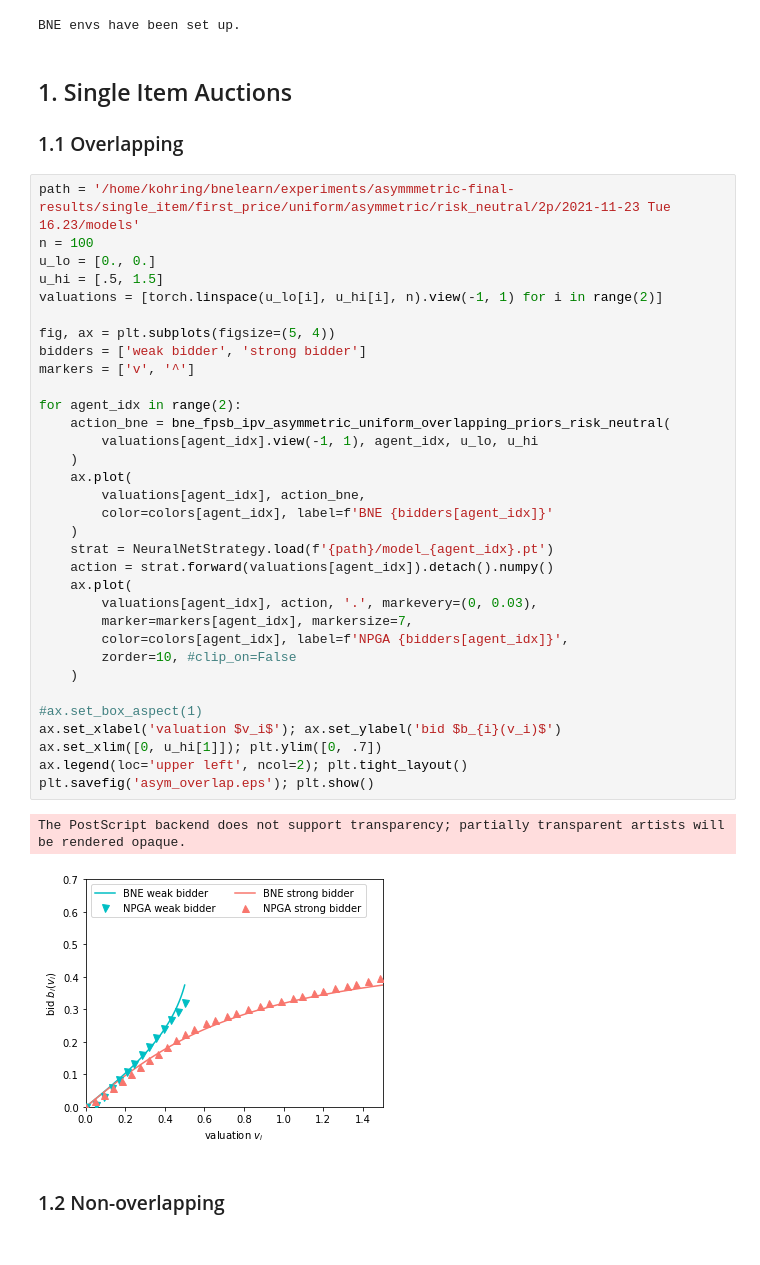
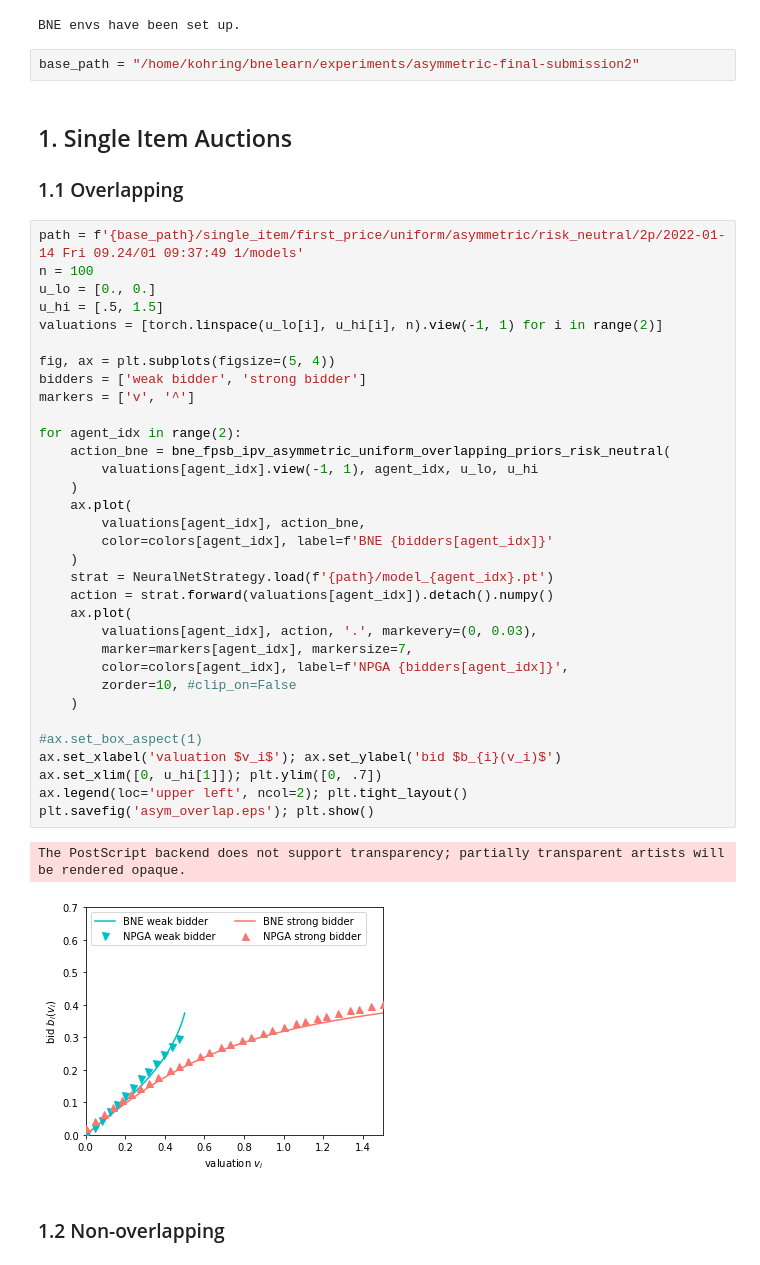
Before and after one commit to heidekrueger/bnelearn, a Jupyter notebook: notebooks/Bid-Functions-Asymmetric.ipynb, the cells around one changed output. Saved outputs shown, nothing was run; the diff lists cells and outputs as text.

```diff
--- a/notebooks/Bid-Functions-Asymmetric.ipynb
+++ b/notebooks/Bid-Functions-Asymmetric.ipynb
@@ -24,45 +24,47 @@ from bnelearn.experiment.combinatorial_experiment import LLGFullExperiment
 from scripts.utils import colors
 # %% [output]
 BNE envs have been set up.
+# %%
+base_path = "/home/kohring/bnelearn/experiments/asymmetric-final-submission2"
 # %% [markdown]
 ## 1. Single Item Auctions
 ### 1.1 Overlapping
 # %%
-path = '/home/kohring/bnelearn/experiments/asymmmetric-final-results/single_item/first_price/uniform/asymmetric/risk_neutral/2p/2021-11-23 Tue 16.23/models'
+path = f'{base_path}/single_item/first_price/uniform/asymmetric/risk_neutral/2p/2022-01-14 Fri 09.24/01 09:37:49 1/models'
 n = 100
 u_lo = [0., 0.]
 u_hi = [.5, 1.5]
 valuations = [torch.linspace(u_lo[i], u_hi[i], n).view(-1, 1) for i in range(2)]
 
 fig, ax = plt.subplots(figsize=(5, 4))
 bidders = ['weak bidder', 'strong bidder']
 markers = ['v', '^']
 
 for agent_idx in range(2):
     action_bne = bne_fpsb_ipv_asymmetric_uniform_overlapping_priors_risk_neutral(
         valuations[agent_idx].view(-1, 1), agent_idx, u_lo, u_hi
     )
     ax.plot(
         valuations[agent_idx], action_bne,
         color=colors[agent_idx], label=f'BNE {bidders[agent_idx]}'
     )
     strat = NeuralNetStrategy.load(f'{path}/model_{agent_idx}.pt')
     action = strat.forward(valuations[agent_idx]).detach().numpy()
     ax.plot(
         valuations[agent_idx], action, '.', markevery=(0, 0.03),
         marker=markers[agent_idx], markersize=7,
         color=colors[agent_idx], label=f'NPGA {bidders[agent_idx]}',
         zorder=10, #clip_on=False
     )
 
 #ax.set_box_aspect(1)
 ax.set_xlabel('valuation $v_i$'); ax.set_ylabel('bid $b_{i}(v_i)$')
 ax.set_xlim([0, u_hi[1]]); plt.ylim([0, .7])
 ax.legend(loc='upper left', ncol=2); plt.tight_layout()
 plt.savefig('asym_overlap.eps'); plt.show()
 # %% [output]
 The PostScript backend does not support transparency; partially transparent artists will be rendered opaque.
-[figure, old version]
+[figure, new version]
 # %% [markdown]
 ### 1.2 Non-overlapping
 # %%
```
Also changed, not shown: parts of 5 cells of this notebook.
